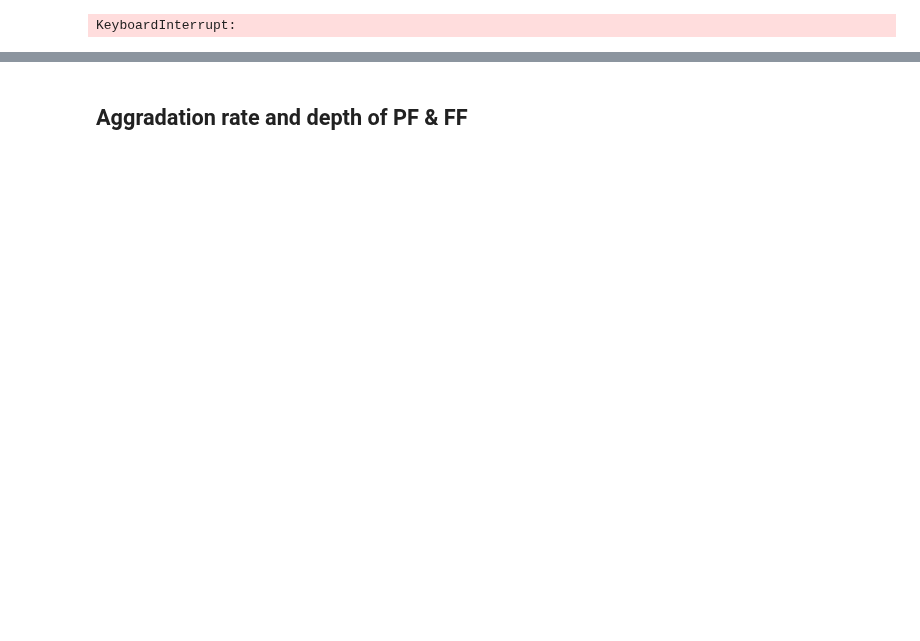
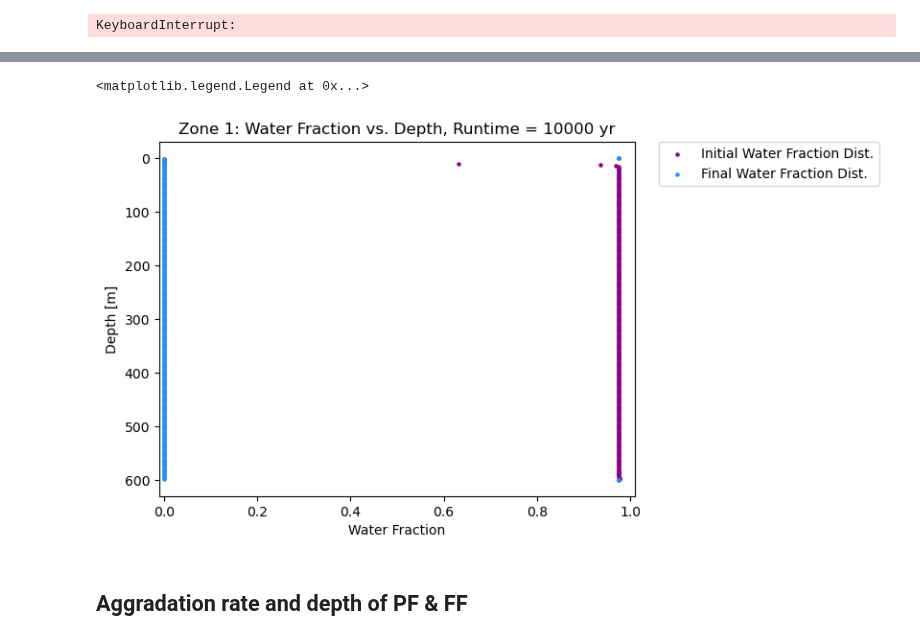
Before and after one commit to alexiak322/ceres-pingo-model, a Jupyter notebook: -1DHT-model-code/python/1DHT Model.ipynb, the cells around one changed output, grey strips where cells are left out. Drawn from its saved outputs; the diff is of its cells as text; code cells hidden in the pictures; blank space fills up the shorter version.

```diff
--- a/-1DHT-model-code/python/1DHT Model.ipynb
+++ b/-1DHT-model-code/python/1DHT Model.ipynb
@@ -668,17 +766,20 @@ plt.legend(bbox_to_anchor=(1.05, 1), loc='upper left', borderaxespad=0)
 # %%
 ### Fig - Final ice fraction distrubution
 #plotting curves for initial and final f_ice distributions
 
 plt.figure()
 plt.xlim([-0.01,1.01])
 plt.scatter(f_matx_0_1[:,0], z, color='darkmagenta', label='Initial Water Fraction Dist.', s=5)
-plt.scatter(f_matx_0_1[:,1000], z, color='pink', label='1000 yr', s=5)
-plt.scatter(f_matx_0_1[:,5000], z, color='green', label='5000 yr', s=5)
+#plt.scatter(f_matx_0_1[:,1000], z, color='pink', label='1000 yr', s=5)
+#plt.scatter(f_matx_0_1[:,5000], z, color='green', label='5000 yr', s=5)
 #plt.scatter(f_matx_0_1[:,10000], z, color='red', label='10000 yr', s=5)
 #plt.plot(f_matx_0_1[:,8000], z, color='teal', label='8000 yr')
 plt.scatter(f_matx_0_1[:,runtime-1], z, color='dodgerblue', label='Final Water Fraction Dist.', s=5)
 plt.gca().invert_yaxis()
 plt.xlabel('Water Fraction')
 plt.ylabel('Depth [m]')
 plt.title('Zone 1: Water Fraction vs. Depth, Runtime = %r yr' %(runtime))
 plt.legend(bbox_to_anchor=(1.05, 1), loc='upper left', borderaxespad=0)
+# %% [output]
+<matplotlib.legend.Legend at 0x...>
+[figure, added]
```
Also changed, not shown: parts of 16 cells of this notebook, 3 other files.
